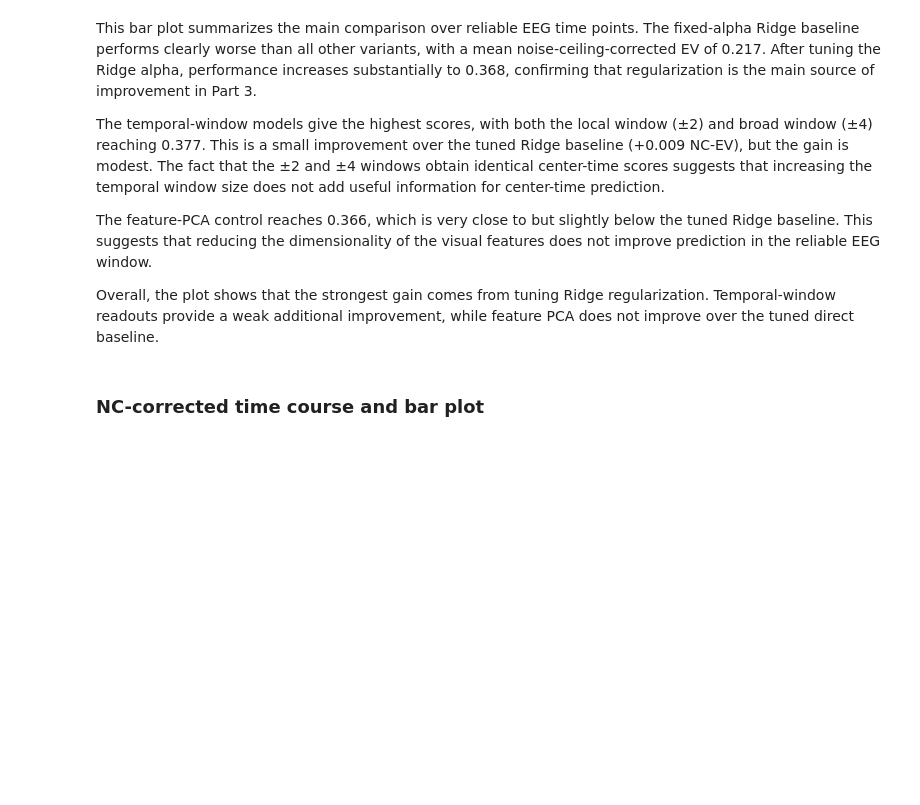
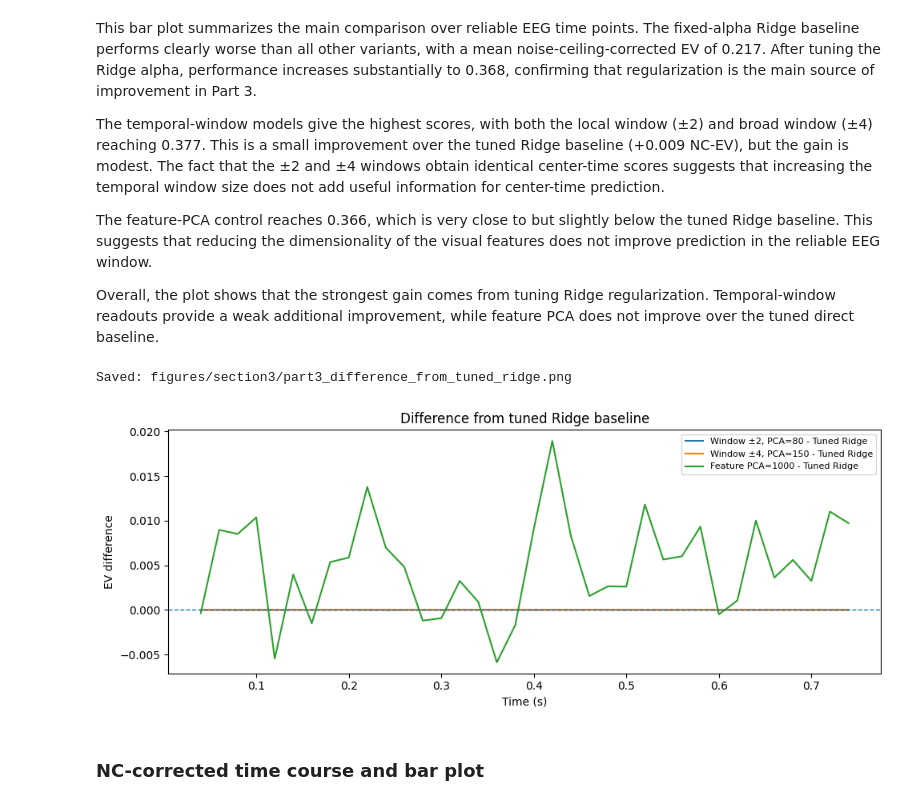
Before and after one commit to Shakikii/Brain-like_Project, a Jupyter notebook: nx414_project_2026.ipynb, the cells around one changed output. Cells and saved outputs as stored; diff of their text form; code cells hidden in the pictures; blank space fills up the shorter version.

Commit message:
run part 3

```diff
--- a/nx414_project_2026.ipynb
+++ b/nx414_project_2026.ipynb
@@ -5225,6 +5520,54 @@ The temporal-window models give the highest scores, with both the local window (
 The feature-PCA control reaches 0.366, which is very close to but slightly below the tuned Ridge baseline. This suggests that reducing the dimensionality of the visual features does not improve prediction in the reliable EEG window.
 
 Overall, the plot shows that the strongest gain comes from tuning Ridge regularization. Temporal-window readouts provide a weak additional improvement, while feature PCA does not improve over the tuned direct baseline.
+# %%
+# ============================================================
+# Plot 4: Difference from tuned Ridge baseline
+# Saved as figures/section3/part3_difference_from_tuned_ridge.png
+# ============================================================
+
+baseline_ev = level2_tuned_results["ev_center"]
+
+fig, ax = plt.subplots(figsize=(10, 4))
+
+ax.plot(
+    time_s[plot_times],
+    level3_local_results["ev_center"][plot_times] - baseline_ev[plot_times],
+    label=f"Window ±{LOCAL_WINDOW}, PCA={best_local_components} - Tuned Ridge",
+    linewidth=1.5,
+)
+
+ax.plot(
+    time_s[plot_times],
+    level4_broad_results["ev_center"][plot_times] - baseline_ev[plot_times],
+    label=f"Window ±{BROAD_WINDOW}, PCA={best_broad_components} - Tuned Ridge",
+    linewidth=1.5,
+)
+
+ax.plot(
+    time_s[plot_times],
+    level5_feature_pca_results["ev_center"][plot_times] - baseline_ev[plot_times],
+    label=f"Feature PCA={best_feature_pca_components} - Tuned Ridge",
+    linewidth=1.5,
+)
+
+ax.axhline(0, linestyle="--", linewidth=1)
+
+ax.set_xlabel("Time (s)")
+ax.set_ylabel("EV difference")
+ax.set_title("Difference from tuned Ridge baseline")
+ax.legend(fontsize=8)
+
+fig.tight_layout()
+
+fig_path_diff = fig_dir_section3 / "part3_difference_from_tuned_ridge.png"
+fig.savefig(fig_path_diff, dpi=300, bbox_inches="tight", pad_inches=0.02)
+print("Saved:", fig_path_diff)
+
+plt.show()
+# %% [output]
+Saved: figures/section3/part3_difference_from_tuned_ridge.png
+[figure, added]
 # %% [markdown]
 ### NC-corrected time course and bar plot
 # %%
```
Also changed, not shown: parts of 27 cells of this notebook, 6 other files.
